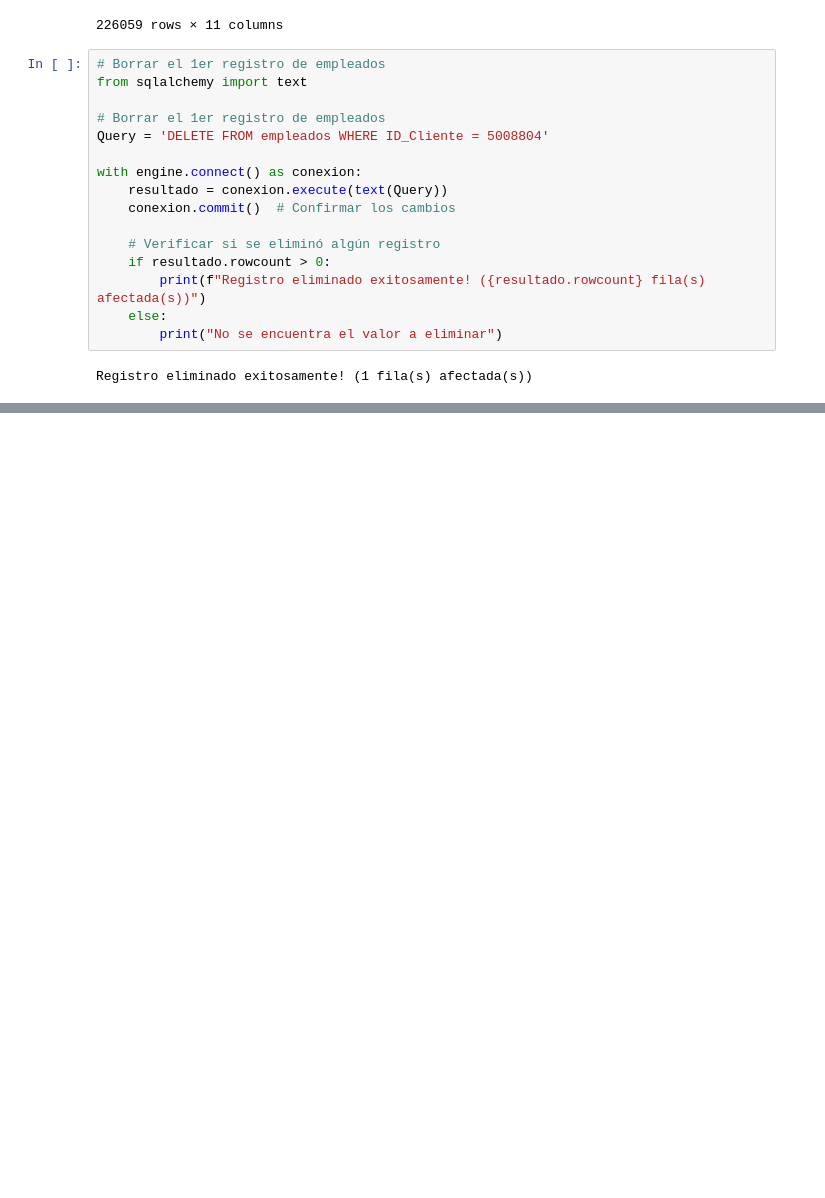
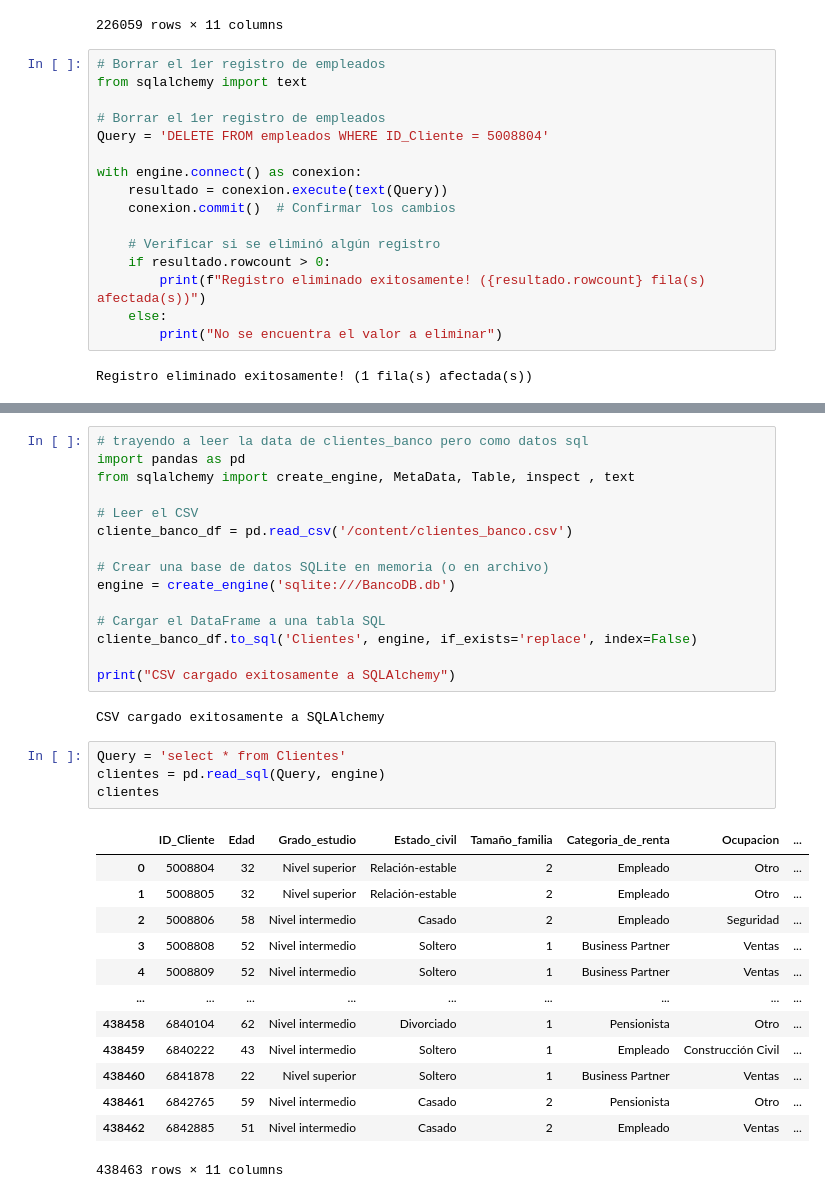
Before and after one commit to Zzero-73/Python_Alura_Latam, a Jupyter notebook: Pandas_Zero.ipynb, the cells around one changed output, grey strips where cells are left out. Drawn from its saved outputs; the diff is of its cells as text; blank space fills up the shorter version.

```diff
--- a/Pandas_Zero.ipynb
+++ b/Pandas_Zero.ipynb
@@ -445,0 +450,35 @@ pd.read_sql_query('select * from empleados', engine)
+# %%
+# trayendo a leer la data de clientes_banco pero como datos sql
+import pandas as pd
+from sqlalchemy import create_engine, MetaData, Table, inspect , text
+
+# Leer el CSV
+cliente_banco_df = pd.read_csv('/content/clientes_banco.csv')
+
+# Crear una base de datos SQLite en memoria (o en archivo)
+engine = create_engine('sqlite:///BancoDB.db')
+
+# Cargar el DataFrame a una tabla SQL
+cliente_banco_df.to_sql('Clientes', engine, if_exists='replace', index=False)
+
+print("CSV cargado exitosamente a SQLAlchemy")
+# %% [output]
+CSV cargado exitosamente a SQLAlchemy
+# %%
+Query = 'select * from Clientes'
+clientes = pd.read_sql(Query, engine)
+clientes
+# %% [output]
+|  | ID_Cliente | Edad | Grado_estudio | Estado_civil | Tamaño_familia | Categoria_de_renta | Ocupacion | ... |
+| 0 | 5008804 | 32 | Nivel superior | Relación-estable | 2 | Empleado | Otro | ... |
+| 1 | 5008805 | 32 | Nivel superior | Relación-estable | 2 | Empleado | Otro | ... |
+| 2 | 5008806 | 58 | Nivel intermedio | Casado | 2 | Empleado | Seguridad | ... |
+| 3 | 5008808 | 52 | Nivel intermedio | Soltero | 1 | Business Partner | Ventas | ... |
+| 4 | 5008809 | 52 | Nivel intermedio | Soltero | 1 | Business Partner | Ventas | ... |
+| ... | ... | ... | ... | ... | ... | ... | ... | ... |
+| 438458 | 6840104 | 62 | Nivel intermedio | Divorciado | 1 | Pensionista | Otro | ... |
+| 438459 | 6840222 | 43 | Nivel intermedio | Soltero | 1 | Empleado | Construcción Civil | ... |
+| 438460 | 6841878 | 22 | Nivel superior | Soltero | 1 | Business Partner | Ventas | ... |
+| 438461 | 6842765 | 59 | Nivel intermedio | Casado | 2 | Pensionista | Otro | ... |
+| 438462 | 6842885 | 51 | Nivel intermedio | Casado | 2 | Empleado | Ventas | ... |
+438463 rows × 11 columns
```
Also changed, not shown: parts of 13 cells of this notebook.
